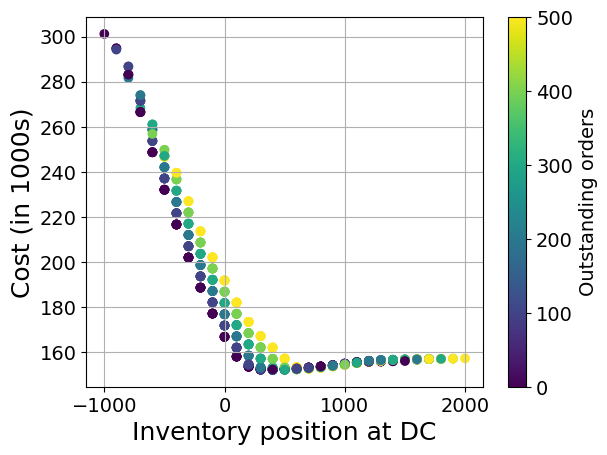
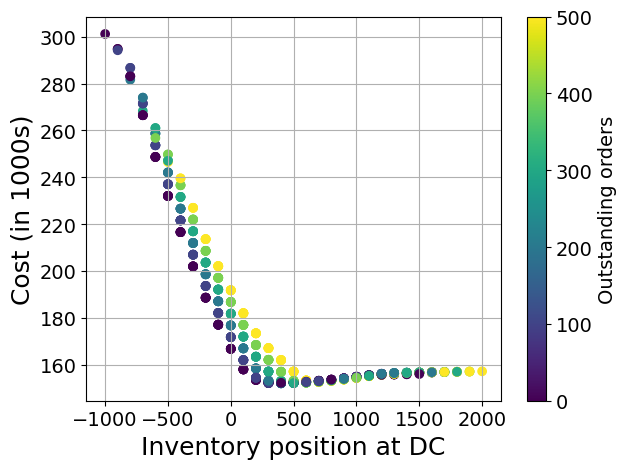
The notebook cell's code change between the first figure and the second:
--- before
+++ after
@@ -5,5 +5,5 @@
 plt.ylabel('Cost (in 1000s)', fontsize=18)
 plt.grid(True)
-# plt.tight_layout()
+plt.tight_layout()
 plt.savefig(f"Figures/single_echelon/cost_outstanding_L{lead_time}_cap{capacity}_moq{maxA}_sl{cb*100/(cb+ch):.1f}.pdf", dpi=300)
 plt.show()

Commit: Updated single-echelon plots to not have cut off x-axis labels